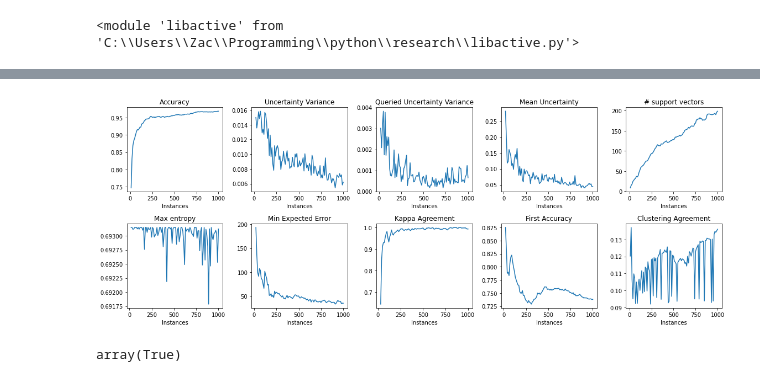
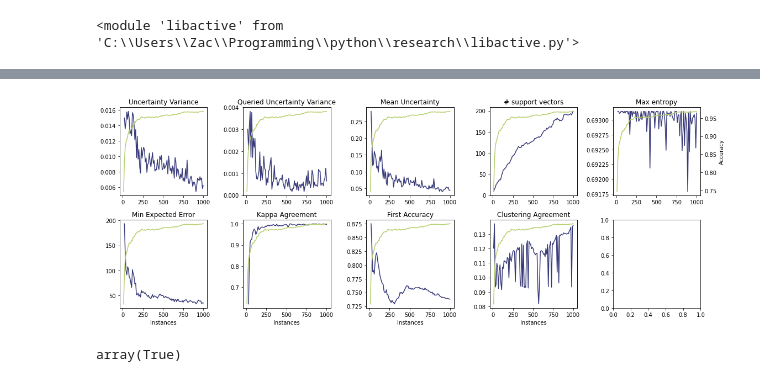
Before and after one commit to zacps/al-stopping-conditions, a Jupyter notebook: metrics_comparison.ipynb, the cells around one changed output, grey strips where cells are left out. Drawn from its saved outputs; the diff is of its cells as text; code cells hidden in the pictures.

```diff
--- a/metrics_comparison.ipynb
+++ b/metrics_comparison.ipynb
@@ -61,37 +61,46 @@ reload(libstop); from libstop import *
 def acc_wrapper(**kwargs):
     x, diffs = first_acc(**kwargs)
     return [np.nan] +diffs
-metrics = ['accuracy_score', 'uncertainty_variance', 'uncertainty_variance_selected', 'uncertainty_average',
+metrics = ['uncertainty_variance', 'uncertainty_variance_selected', 'uncertainty_average',
            "n_support", "entropy_max", "expected_error_min", kappa_metric, acc_wrapper, SSNCut_values] #
-names = ['Accuracy', 'Uncertainty Variance', 'Queried Uncertainty Variance', 'Mean Uncertainty', '# support vectors', 'Max entropy', 'Min Expected Error', 'Kappa Agreement', 'First Accuracy', 'Clustering Agreement']
+names = ['Uncertainty Variance', 'Queried Uncertainty Variance', 'Mean Uncertainty', '# support vectors', 'Max entropy', 'Min Expected Error', 'Kappa Agreement', 'First Accuracy', 'Clustering Agreement']
 # %%
 fig, axes = plt.subplots(2, 5, figsize=(16,6))
 results = results_plots[0][1]
 conf = results_plots[0][0]
-for metric, ax, name in zip(metrics, axes.flatten(), names):
+cm = plt.cm.get_cmap('tab20b')
+for j, (metric, ax, name) in enumerate(zip(metrics, axes.flatten(), names)):
     # Get unlabelled pool
     X, y = getattr(libdatasets, conf.dataset_name)(None)
     unlabelled_pools = []
     y_oracles = []
     # WARN: This is not the same as the job numbers! Unfortunately they're not easily accessible
     for i in range(len(results)):
         _, X_unlabelled, _, Y_oracle, _, _ = active_split(
             X, y, labeled_size=conf.meta['labelled_size'], test_size=conf.meta['test_size'], random_state=check_random_state(i), ensure_y=conf.meta['ensure_y']
         )
         unlabelled_pools.append(X_unlabelled)
         y_oracles.append(Y_oracle)
 
     if isinstance(metric, str):
         values = np.array([results[i][metric] for i in range(len(results))])
         ax.set_title(name)
     else:
         values = np.array([metric(**results[i], classifiers=classifiers[0][i], X_unlabelled=unlabelled_pools[i], Y_oracle=y_oracles[i]) for i in range(len(results))])
         ax.set_title(name)
-    ax.plot(results[0].x, np.mean(values, axis=0))
-    ax.set_xlabel("Instances")
+    ax.plot(results[0].x, np.mean(values, axis=0), label='Metric', color=cm.colors[0])
+    ax2 = ax.twinx()
+    ax2.plot(results[0].x, np.mean(np.array([results[i]['accuracy_score'] for i in range(len(results))]), axis=0), label='Accuracy', color=cm.colors[6])
+    ax2.set_ylabel('Accuracy')
+
+    if j != 4 and j != 9:
+        ax2.axes.get_yaxis().set_visible(False)
+
+    if j > 4:
+        ax.set_xlabel("Instances")
 fig.tight_layout()
 # %% [output]
-[figure, old version]
+[figure, new version]
 # %%
 fig.savefig('figures/metrics_comparison.png')
 # %%
```
Also changed, not shown: parts of 1 cell of this notebook, 11 other files.
